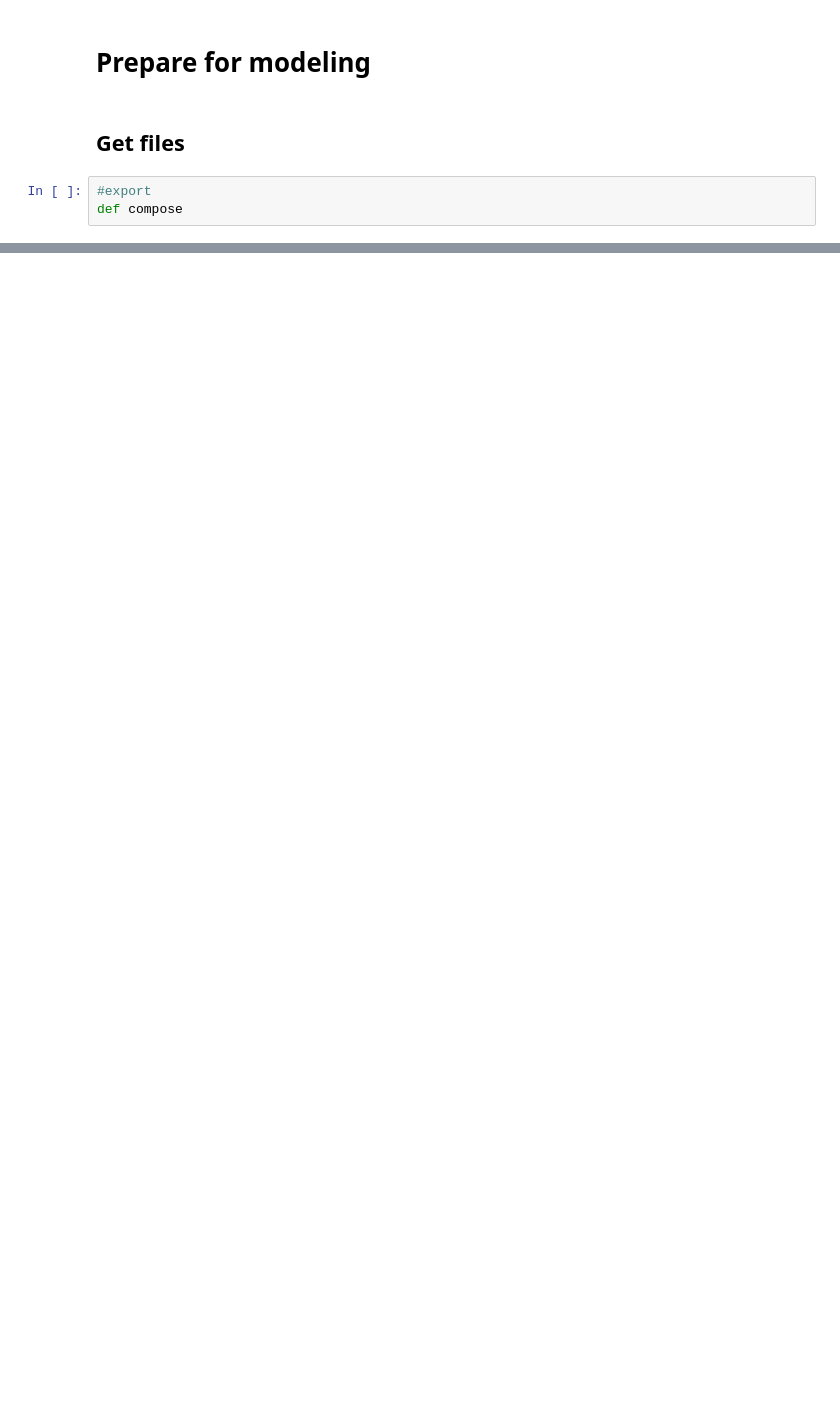
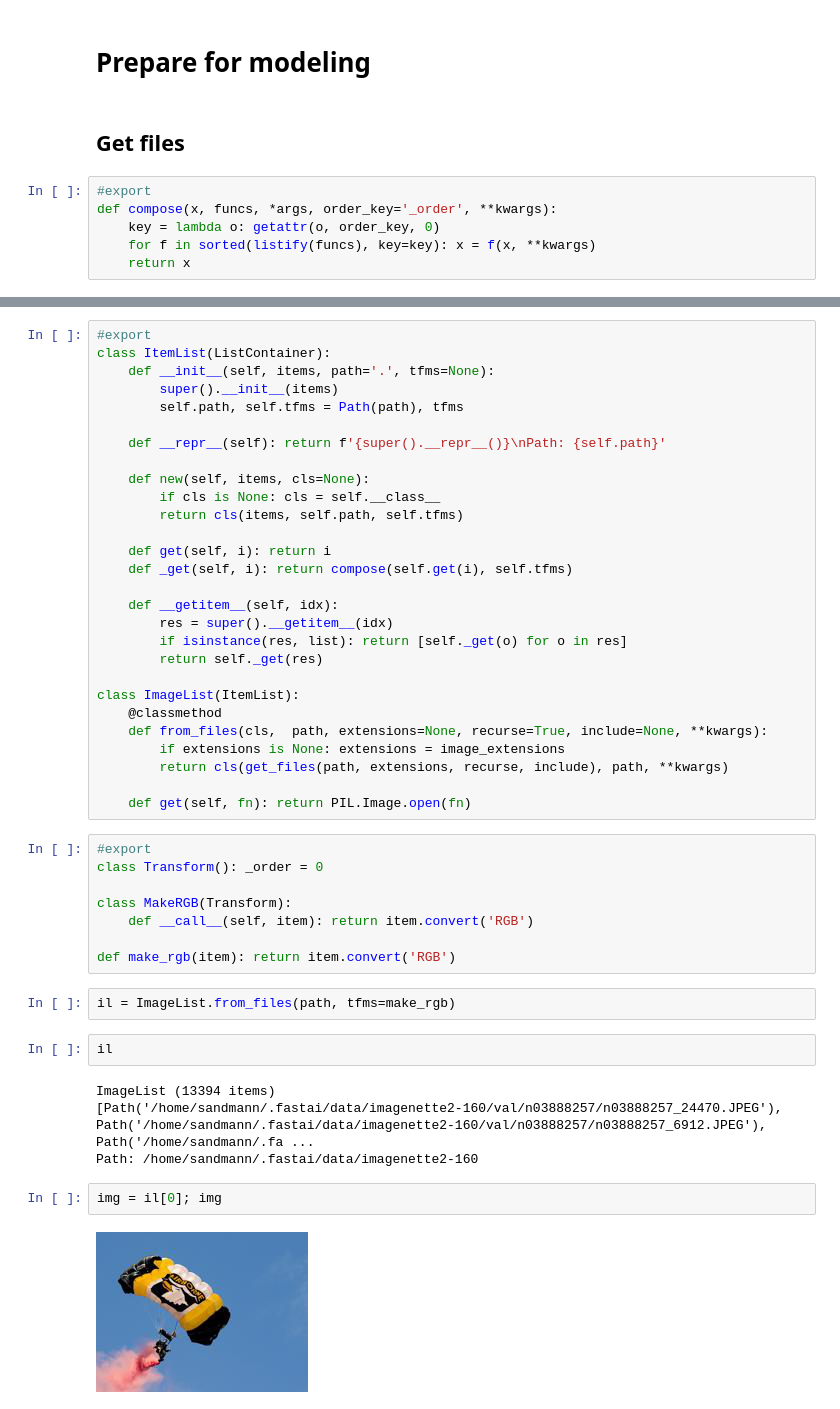
Before and after one commit to SanderML/fastai-course-v3, a Jupyter notebook: nbs/dl2/selfmade/08_data_block.ipynb, the cells around one changed output, grey strips where cells are left out. Cells and saved outputs as stored; diff of their text form; blank space fills up the shorter version.

```diff
--- a/nbs/dl2/selfmade/08_data_block.ipynb
+++ b/nbs/dl2/selfmade/08_data_block.ipynb
@@ -216,4 +170,7 @@ len(all_fns)
 ## Get files
 # %%
 #export
-def compose
+def compose(x, funcs, *args, order_key='_order', **kwargs):
+    key = lambda o: getattr(o, order_key, 0)
+    for f in sorted(listify(funcs), key=key): x = f(x, **kwargs)
+    return x
@@ -219,0 +197,48 @@ def compose
+# %%
+#export
+class ItemList(ListContainer):
+    def __init__(self, items, path='.', tfms=None):
+        super().__init__(items)
+        self.path, self.tfms = Path(path), tfms
+
+    def __repr__(self): return f'{super().__repr__()}\nPath: {self.path}'
+
+    def new(self, items, cls=None):
+        if cls is None: cls = self.__class__
+        return cls(items, self.path, self.tfms)
+
+    def get(self, i): return i
+    def _get(self, i): return compose(self.get(i), self.tfms)
+
+    def __getitem__(self, idx):
+        res = super().__getitem__(idx)
+        if isinstance(res, list): return [self._get(o) for o in res]
+        return self._get(res)
+
+class ImageList(ItemList):
+    @classmethod
+    def from_files(cls,  path, extensions=None, recurse=True, include=None, **kwargs):
+        if extensions is None: extensions = image_extensions
+        return cls(get_files(path, extensions, recurse, include), path, **kwargs)
+
+    def get(self, fn): return PIL.Image.open(fn)
+# %%
+#export
+class Transform(): _order = 0
+
+class MakeRGB(Transform):
+    def __call__(self, item): return item.convert('RGB')
+
+def make_rgb(item): return item.convert('RGB')
+# %%
+il = ImageList.from_files(path, tfms=make_rgb)
+# %%
+il
+# %% [output]
+ImageList (13394 items)
+[Path('/home/sandmann/.fastai/data/imagenette2-160/val/n03888257/n03888257_24470.JPEG'), Path('/home/sandmann/.fastai/data/imagenette2-160/val/n03888257/n03888257_6912.JPEG'), Path('/home/sandmann/.fa ...
+Path: /home/sandmann/.fastai/data/imagenette2-160
+# %%
+img = il[0]; img
+# %% [output]
+[figure, added]
```
Also changed, not shown: parts of 73 cells of this notebook, 9 other files.
